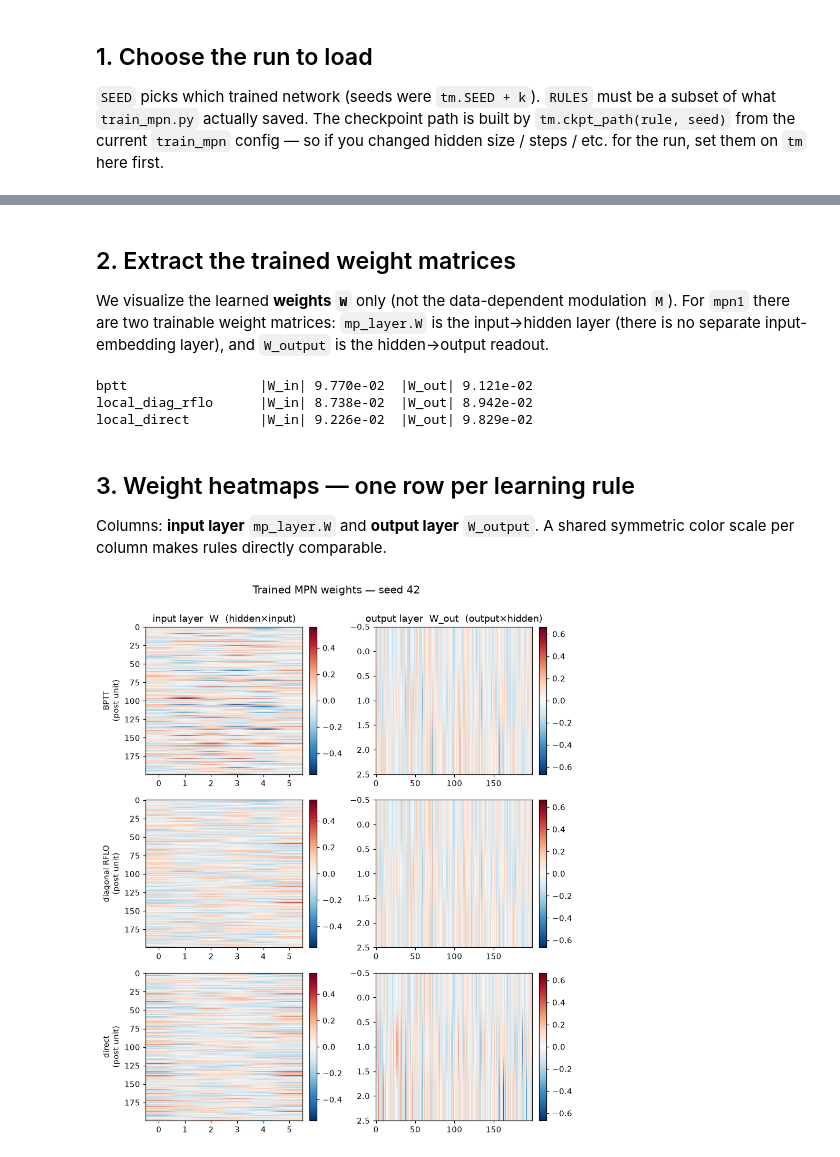
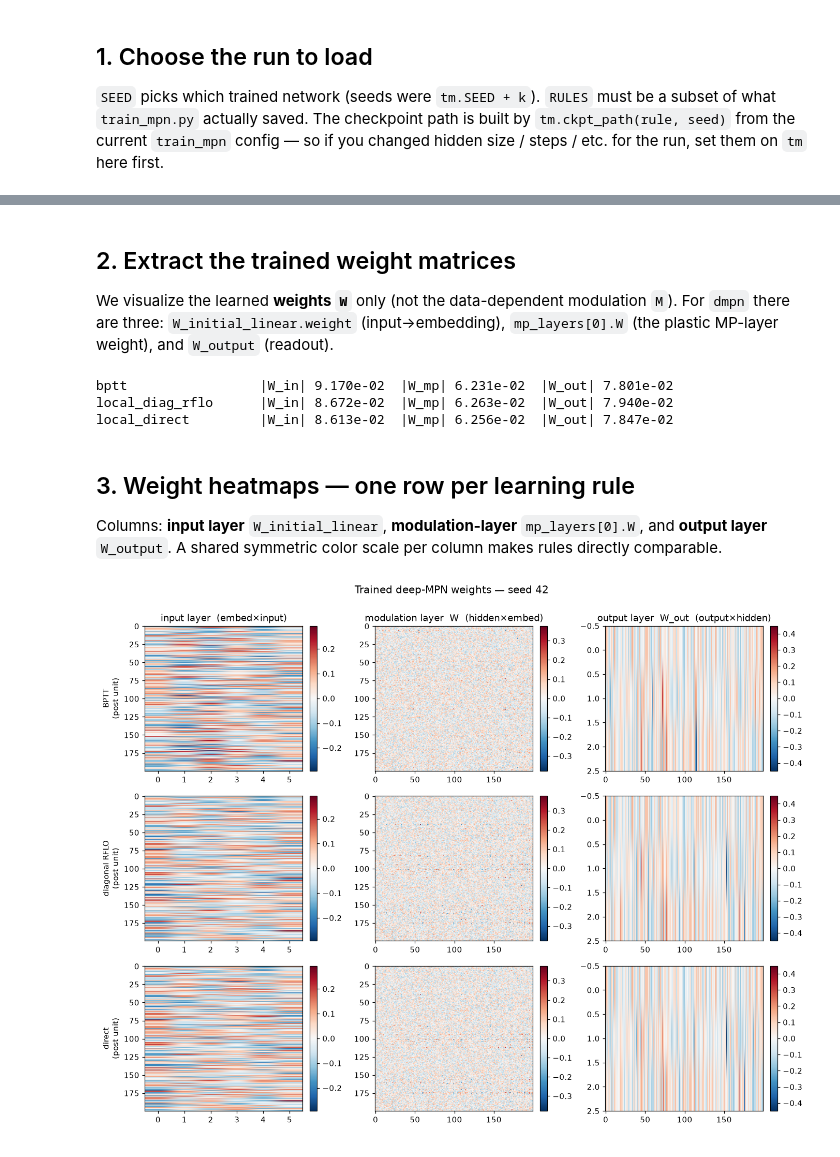
Before and after one commit to StevenZhang0116/mpn_local_learning, a Jupyter notebook: notebooks/visualize_trained_networks.ipynb, the cells around one changed output, grey strips where cells are left out. Cells and saved outputs as stored; diff of their text form; code cells hidden in the pictures.

Commit message:
add input layer local learning

```diff
--- a/notebooks/visualize_trained_networks.ipynb
+++ b/notebooks/visualize_trained_networks.ipynb
@@ -59,53 +61,55 @@ n_input=6  n_hidden=200  n_output=3
 # %% [markdown]
 ## 2. Extract the trained weight matrices
 
-We visualize the learned **weights `W`** only (not the data-dependent
-modulation `M`). For `mpn1` there are two trainable weight matrices:
-`mp_layer.W` is the input→hidden layer (there is no separate input-embedding
-layer), and `W_output` is the hidden→output readout.
+We visualize the learned **weights `W`** only (not the data-dependent modulation
+`M`). For `dmpn` there are three: `W_initial_linear.weight` (input→embedding),
+`mp_layers[0].W` (the plastic MP-layer weight), and `W_output` (readout).
 # %%
-comp = {}   # comp[rule] = {'W_in', 'W_out'}
+comp = {}   # comp[rule] = {'W_in', 'W_mp', 'W_out'}
 for rule, net in nets.items():
-    W_in = net.mp_layer.W.detach().cpu().numpy()   # (n_hidden, n_input)
-    W_out = net.W_output.detach().cpu().numpy()    # (n_output, n_hidden)
-    comp[rule] = {"W_in": W_in, "W_out": W_out}
+    W_in = net.W_initial_linear.weight.detach().cpu().numpy()  # (n_embed, n_input)
+    W_mp = net.mp_layers[0].W.detach().cpu().numpy()            # (n_hidden, n_embed)
+    W_out = net.W_output.detach().cpu().numpy()                 # (n_output, n_hidden)
+    comp[rule] = {"W_in": W_in, "W_mp": W_mp, "W_out": W_out}
     print(f"{rule:20} |W_in| {np.abs(W_in).mean():.3e}  "
-          f"|W_out| {np.abs(W_out).mean():.3e}")
+          f"|W_mp| {np.abs(W_mp).mean():.3e}  |W_out| {np.abs(W_out).mean():.3e}")
 # %% [output]
-bptt                 |W_in| 9.770e-02  |W_out| 9.121e-02
-local_diag_rflo      |W_in| 8.738e-02  |W_out| 8.942e-02
-local_direct         |W_in| 9.226e-02  |W_out| 9.829e-02
+bptt                 |W_in| 9.170e-02  |W_mp| 6.231e-02  |W_out| 7.801e-02
+local_diag_rflo      |W_in| 8.672e-02  |W_mp| 6.263e-02  |W_out| 7.940e-02
+local_direct         |W_in| 8.613e-02  |W_mp| 6.256e-02  |W_out| 7.847e-02
 # %% [markdown]
 ## 3. Weight heatmaps — one row per learning rule
 
-Columns: **input layer** `mp_layer.W` and **output layer** `W_output`. A shared
-symmetric color scale per column makes rules directly comparable.
+Columns: **input layer** `W_initial_linear`, **modulation-layer** `mp_layers[0].W`,
+and **output layer** `W_output`. A shared symmetric color scale per column makes
+rules directly comparable.
 # %%
-cols = [("W_in", "input layer  W  (hidden×input)"),
+cols = [("W_in", "input layer  (embed×input)"),
+        ("W_mp", "modulation layer  W  (hidden×embed)"),
         ("W_out", "output layer  W_out  (output×hidden)")]
 
 # Shared symmetric vlim per column (comparable across rules).
 vlim = {}
 for key, _ in cols:
     m = max(np.abs(comp[r][key]).max() for r in RULES)
     vlim[key] = m
 
 nrows, ncols = len(RULES), len(cols)
 fig, axes = plt.subplots(nrows, ncols, figsize=(4.2 * ncols, 3.2 * nrows),
                          squeeze=False)
 for i, rule in enumerate(RULES):
     for j, (key, title) in enumerate(cols):
         ax = axes[i][j]
         v = vlim[key]
         im = ax.imshow(comp[rule][key], aspect="auto", cmap="RdBu_r",
                        vmin=-v, vmax=v)
         if i == 0:
             ax.set_title(title)
         if j == 0:
             ax.set_ylabel(f"{tm.RULE_LABEL.get(rule, rule)}\n(post unit)", fontsize=10)
         fig.colorbar(im, ax=ax, fraction=0.046, pad=0.04)
-fig.suptitle(f"Trained MPN weights — seed {SEED}", y=1.002, fontsize=13)
+fig.suptitle(f"Trained deep-MPN weights — seed {SEED}", y=1.002, fontsize=13)
 fig.tight_layout()
 plt.show()
 # %% [output]
-[figure, old version]
+[figure, new version]
```
Also changed, not shown: parts of 4 cells of this notebook, 11 other files.
